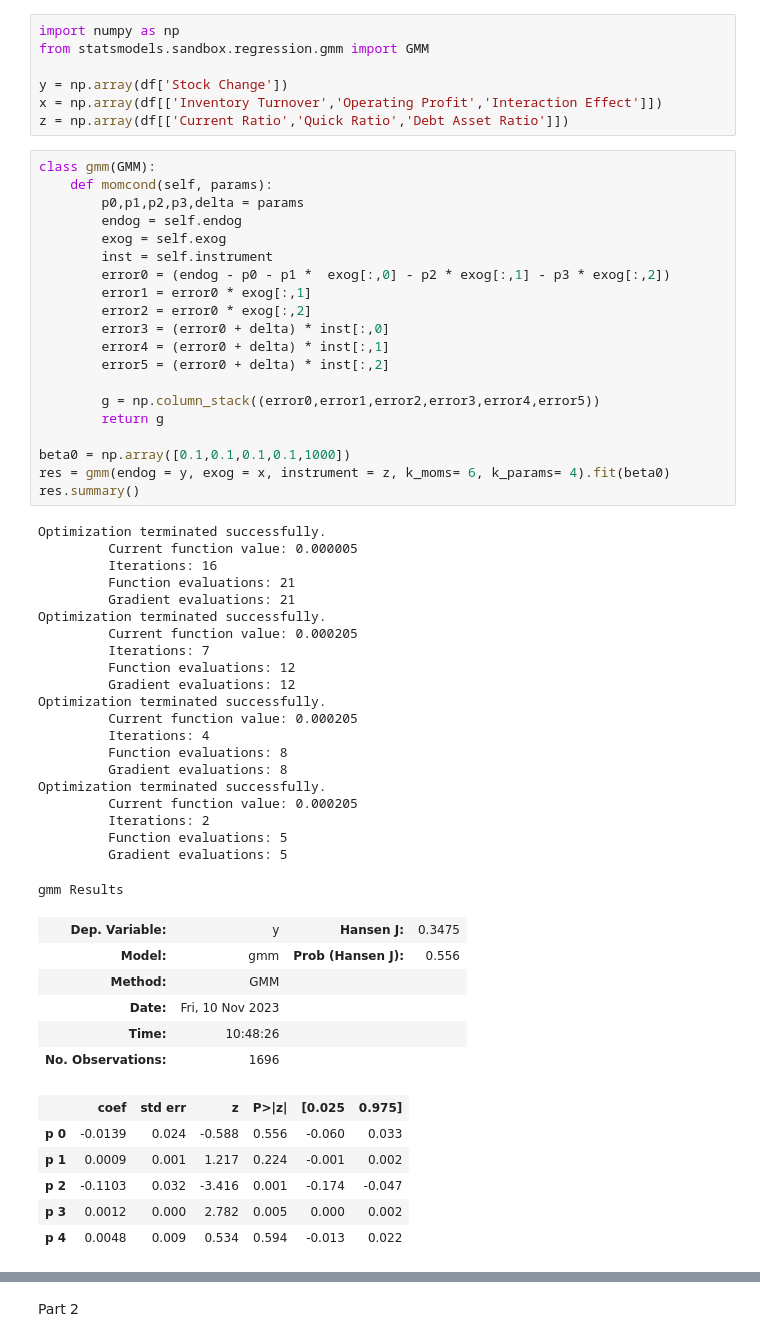
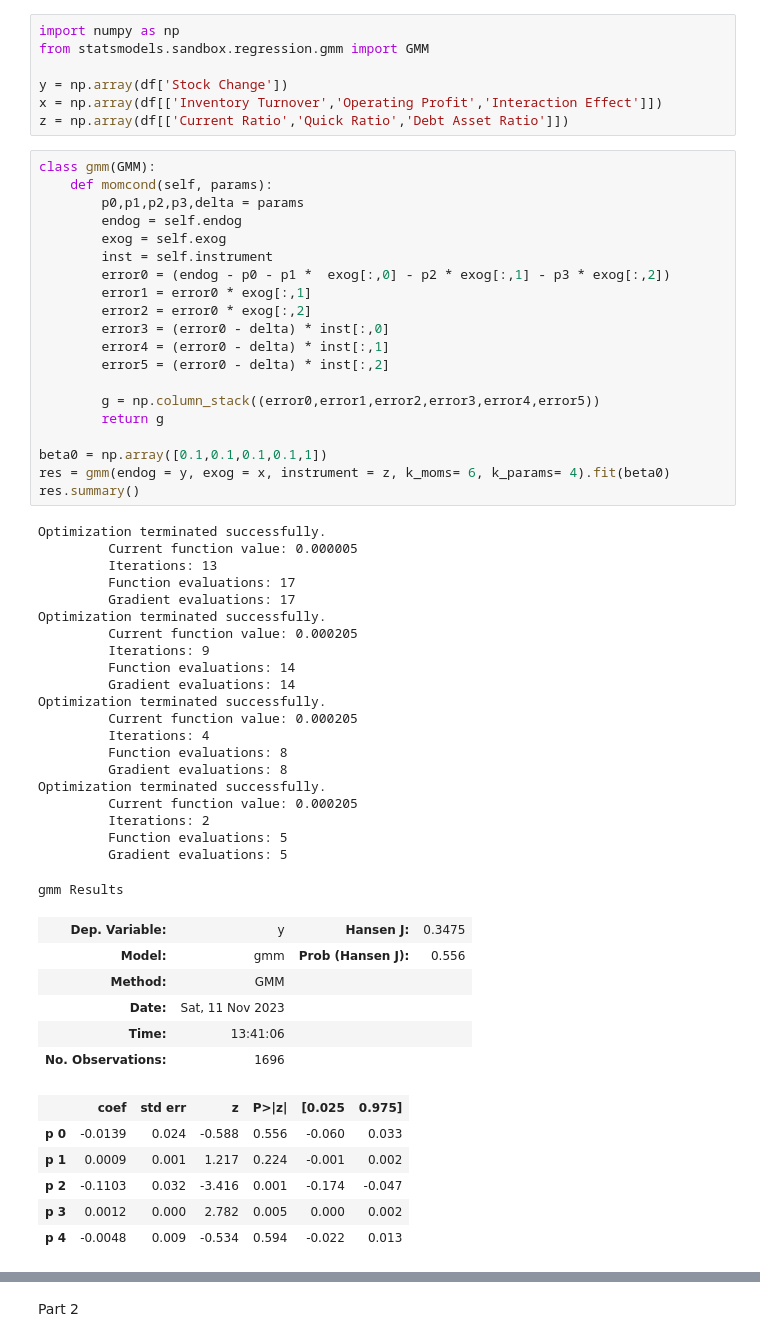
Before and after one commit to HaoyuHunterFang/schulich_data_science, a Jupyter notebook: MBAN_midterm.ipynb, the cells around one changed output, grey strips where cells are left out. Saved outputs shown, nothing was run; the diff lists cells and outputs as text.

```diff
--- a/MBAN_midterm.ipynb
+++ b/MBAN_midterm.ipynb
@@ -37,50 +37,50 @@ class gmm(GMM):
         error0 = (endog - p0 - p1 *  exog[:,0] - p2 * exog[:,1] - p3 * exog[:,2])
         error1 = error0 * exog[:,1]
         error2 = error0 * exog[:,2]
-        error3 = (error0 + delta) * inst[:,0]
-        error4 = (error0 + delta) * inst[:,1]
-        error5 = (error0 + delta) * inst[:,2]
+        error3 = (error0 - delta) * inst[:,0]
+        error4 = (error0 - delta) * inst[:,1]
+        error5 = (error0 - delta) * inst[:,2]
 
         g = np.column_stack((error0,error1,error2,error3,error4,error5))
         return g
 
-beta0 = np.array([0.1,0.1,0.1,0.1,1000])
+beta0 = np.array([0.1,0.1,0.1,0.1,1])
 res = gmm(endog = y, exog = x, instrument = z, k_moms= 6, k_params= 4).fit(beta0)
 res.summary()
 # %% [output]
 Optimization terminated successfully.
          Current function value: 0.000005
-         Iterations: 16
-         Function evaluations: 21
-         Gradient evaluations: 21
+         Iterations: 13
+         Function evaluations: 17
+         Gradient evaluations: 17
 Optimization terminated successfully.
          Current function value: 0.000205
-         Iterations: 7
-         Function evaluations: 12
-         Gradient evaluations: 12
+         Iterations: 9
+         Function evaluations: 14
+         Gradient evaluations: 14
 Optimization terminated successfully.
          Current function value: 0.000205
          Iterations: 4
          Function evaluations: 8
          Gradient evaluations: 8
 Optimization terminated successfully.
          Current function value: 0.000205
          Iterations: 2
          Function evaluations: 5
          Gradient evaluations: 5
 gmm Results
 | Dep. Variable: | y | Hansen J: | 0.3475 |
 | Model: | gmm | Prob (Hansen J): | 0.556 |
 | Method: | GMM |  |  |
-| Date: | Fri, 10 Nov 2023 |  |  |
-| Time: | 10:48:26 |  |  |
+| Date: | Sat, 11 Nov 2023 |  |  |
+| Time: | 13:41:06 |  |  |
 | No. Observations: | 1696 |  |  |
 |  | coef | std err | z | P>|z| | [0.025 | 0.975] |
 | p 0 | -0.0139 | 0.024 | -0.588 | 0.556 | -0.060 | 0.033 |
 | p 1 | 0.0009 | 0.001 | 1.217 | 0.224 | -0.001 | 0.002 |
 | p 2 | -0.1103 | 0.032 | -3.416 | 0.001 | -0.174 | -0.047 |
 | p 3 | 0.0012 | 0.000 | 2.782 | 0.005 | 0.000 | 0.002 |
-| p 4 | 0.0048 | 0.009 | 0.534 | 0.594 | -0.013 | 0.022 |
+| p 4 | -0.0048 | 0.009 | -0.534 | 0.594 | -0.022 | 0.013 |
 # %%
 model = gmm(endog = y, exog = x, instrument=z, k_moms=6, k_params=4)
 res = model.fit(beta0)
```
Also changed, not shown: parts of 1 cell of this notebook, 2 other files.
